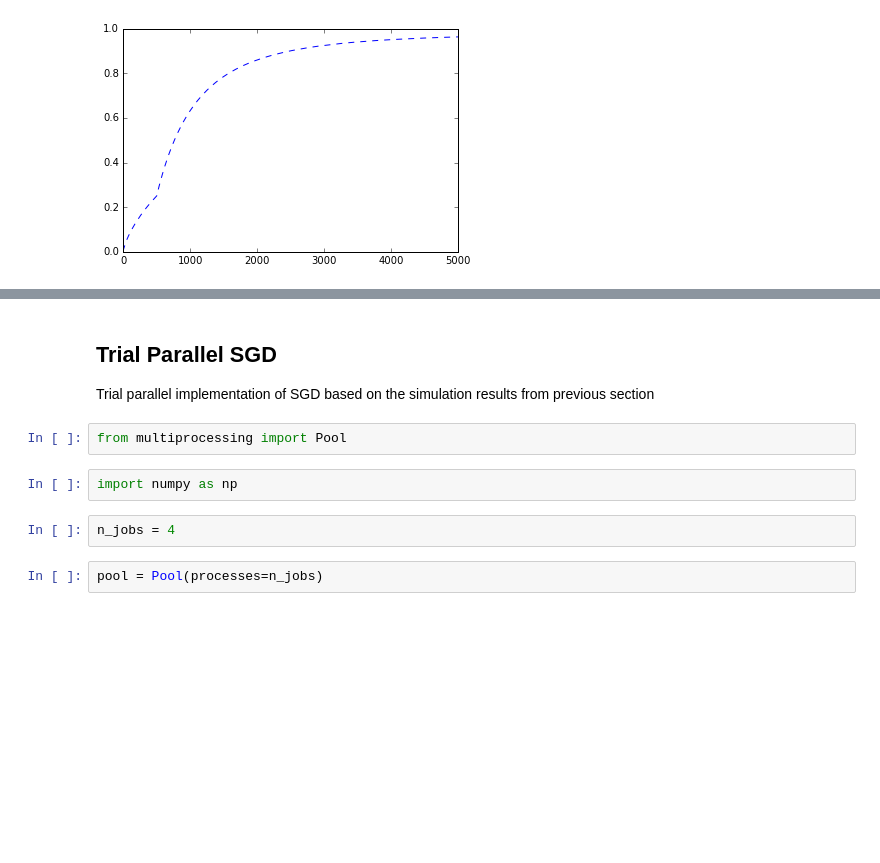
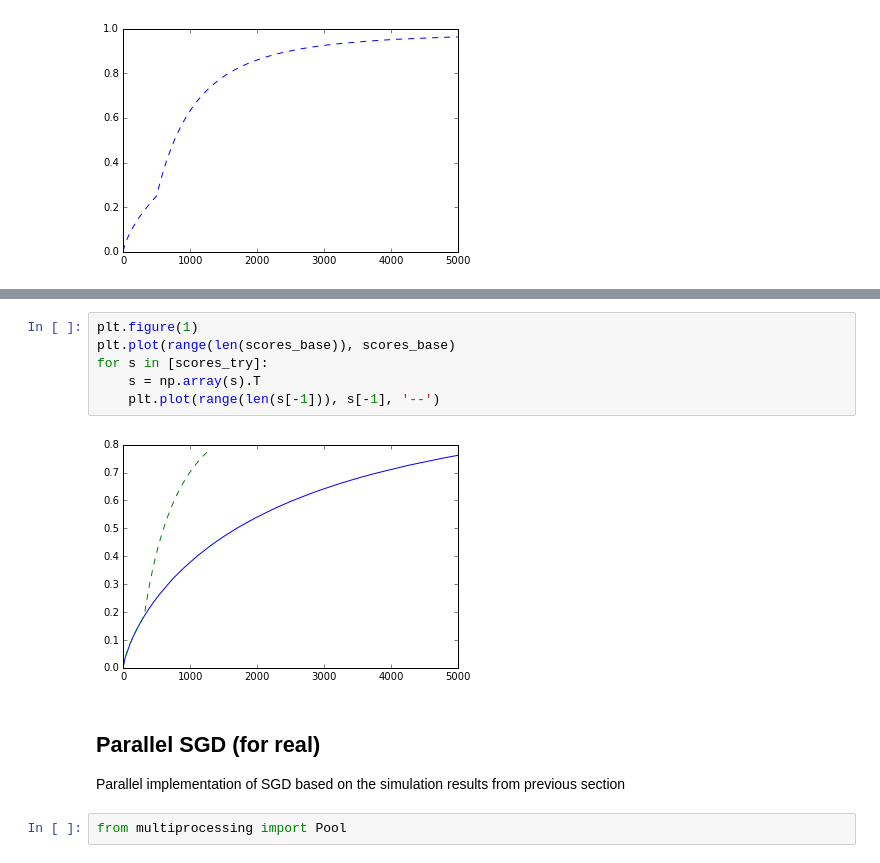
Before and after one commit to angadgill/Parallel-SGD, a Jupyter notebook: Benchmark.ipynb, the cells around one changed output, grey strips where cells are left out. Cells and saved outputs as stored; diff of their text form; blank space fills up the shorter version.

Commit message:
High level implementation of Parallel SGD

```diff
--- a/Benchmark.ipynb
+++ b/Benchmark.ipynb
@@ -214,11 +243,13 @@ for s in [scores_4, scores_2_sync, scores_5_sync, scores_10_sync]:
+# %%
+plt.figure(1)
+plt.plot(range(len(scores_base)), scores_base)
+for s in [scores_try]:
+    s = np.array(s).T
+    plt.plot(range(len(s[-1])), s[-1], '--')
+# %% [output]
+[figure, added]
 # %% [markdown]
-## Trial Parallel SGD
-Trial parallel implementation of SGD based on the simulation results from previous section
+## Parallel SGD (for real)
+Parallel implementation of SGD based on the simulation results from previous section
 # %%
 from multiprocessing import Pool
-# %%
-import numpy as np
-# %%
-n_jobs = 4
-# %%
-pool = Pool(processes=n_jobs)
```
Also changed, not shown: parts of 19 cells of this notebook, 1 other file.
